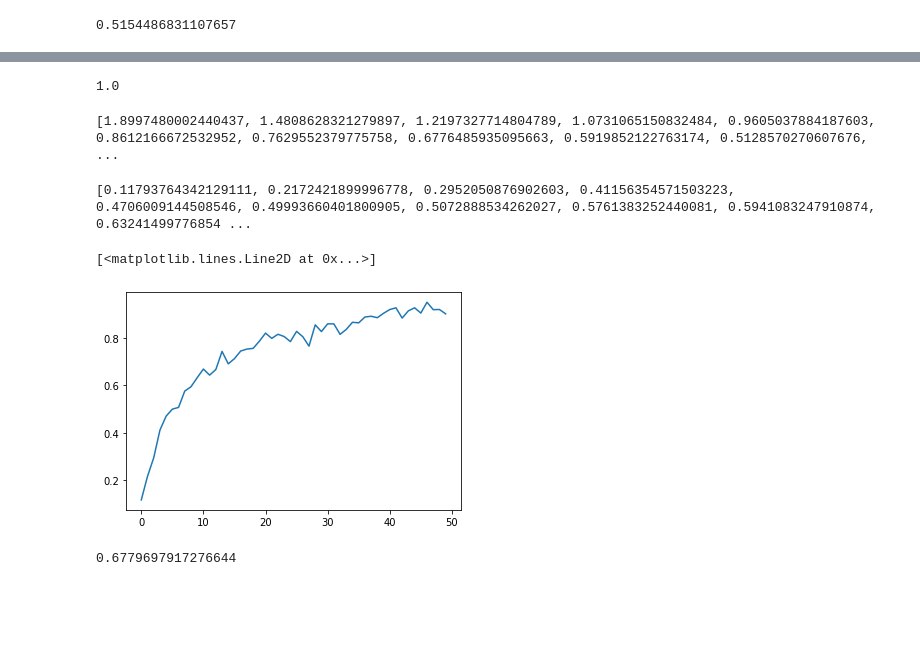
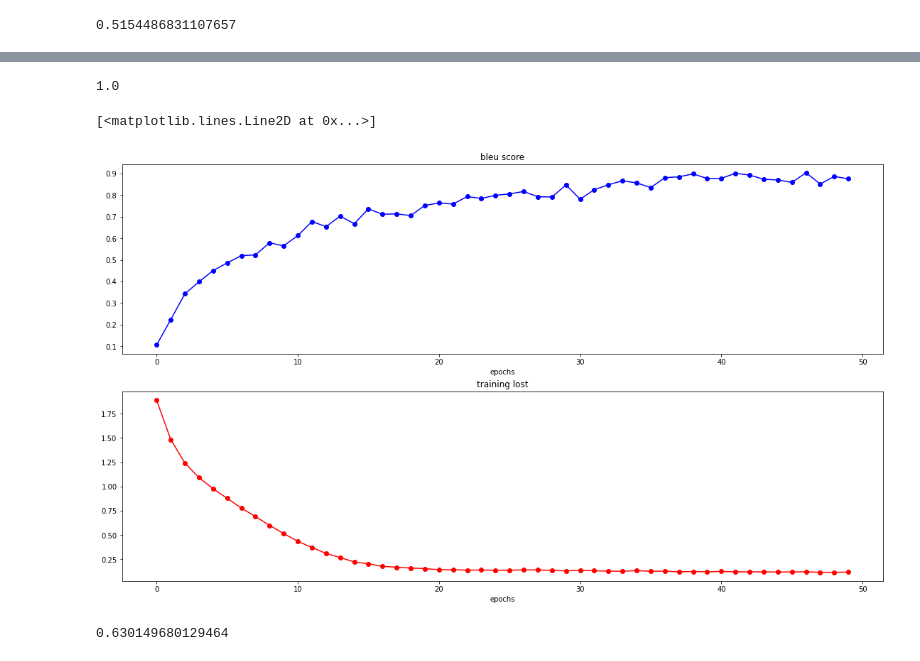
Before and after one commit to ystsai7981/DeepLearning, a Jupyter notebook: lab4/lab4_seq2seq.ipynb, the cells around one changed output, grey strips where cells are left out. Saved outputs shown, nothing was run; the diff lists cells and outputs as text; code cells hidden in the pictures; blank space fills up the shorter version.

Commit message:
v1.3.2
Little refinement.
Plot 2 figure seperately.

```diff
--- a/lab4/lab4_seq2seq.ipynb
+++ b/lab4/lab4_seq2seq.ipynb
@@ -197,6 +197,7 @@ class DecoderRNN(nn.Module):
     def initHidden(self):
         return torch.zeros(1, 1, self.hidden_size, device=device)
 # %%
+# train 一個單字
 def train(input_tensor, target_tensor, encoder, decoder, encoder_optimizer, decoder_optimizer, loss_fn):
     encoder.train()
     decoder.train()
@@ -207,15 +208,13 @@ def train(input_tensor, target_tensor, encoder, decoder, encoder_optimizer, deco
     encoder_optimizer.zero_grad()
     decoder_optimizer.zero_grad()
 
-    input_length = input_tensor.size(0)
     target_length = len(target_tensor)
-
     target_1hot = ToOneHot(target_tensor).to(device)
     loss = 0
-    total_loss = 0
 
     #----------sequence to sequence part for encoder----------#
     encoder_output, encoder_hidden = encoder(input_tensor, encoder_hidden)
+
     decoder_input = torch.tensor([SOS_token], device=device)
     decoder_hidden = encoder_hidden
     decoder_outputs = torch.zeros(target_length, 1, 28).to(device)
@@ -224,8 +223,6 @@ def train(input_tensor, target_tensor, encoder, decoder, encoder_optimizer, deco
 
 
     #----------sequence to sequence part for decoder----------#
-
-        # Teacher forcing: Feed the target as the next input
     for di in range(target_length):
         if decoder_input == EOS:
             break
@@ -234,19 +231,15 @@ def train(input_tensor, target_tensor, encoder, decoder, encoder_optimizer, deco
             decoder_outputs[di][0] = decoder_output
             loss += loss_fn(decoder_output.view(1, -1), target_1hot[di])
 
-            if use_teacher_forcing:
+            if use_teacher_forcing: # Teacher forcing: Feed the target as the next input
                 decoder_input = target_tensor[di].view(1,).to(device)  # Teacher forcing
             else:
                 decoder_input = decoder_output.argmax()
 
-#     loss = loss_fn(decoder_outputs.squeeze(1), target_1hot.squeeze(1))
-#     total_loss += loss.item()
     loss.backward()
-
     encoder_optimizer.step()
     decoder_optimizer.step()
 
-#     return total_loss
     return loss.item() / target_length
 # %%
 def asMinutes(s):
@@ -325,7 +321,8 @@ decoder1 = DecoderRNN(embedding_size, hidden_size, vocab_size).to(device)
 plot_history = []
 bleu_history = []
 # %%
-for i in range(50):
+# train n 個 epochs
+for i in range(10):
     print(f"Epochs: {i}")
     trainIters(data_list, label_list, encoder1, decoder1, len(data_list), plot_history=plot_history)
     bleu_score = Evaluate_bleu(test_data_list, test_label_list, encoder1, decoder1)
@@ -379,23 +378,22 @@ print(target_word)
-# %%
-compute_bleu(generated_word, target_word)
-# %% [output]
-1.0
-# %%
-print(plot_history)
-# %% [output]
-[1.8997480002440437, 1.4808628321279897, 1.2197327714804789, 1.0731065150832484, 0.9605037884187603, 0.8612166672532952, 0.7629552379775758, 0.6776485935095663, 0.5919852122763174, 0.5128570270607676, ...
-# %%
-print(bleu_history)
-# %% [output]
-[0.11793764342129111, 0.2172421899996778, 0.2952050876902603, 0.41156354571503223, 0.4706009144508546, 0.49993660401800905, 0.5072888534262027, 0.5761383252440081, 0.5941083247910874, 0.63241499776854 ...
-# %%
-x = np.arange(50)
-# plt.plot(x, plot_history)
-plt.plot(x, bleu_history)
-# %% [output]
-[<matplotlib.lines.Line2D at 0x...>]
-[figure, removed]
+# %%
+# 印出產生的單字與正確答案的bleu score
+compute_bleu(generated_word, target_word)
+# %% [output]
+1.0
+# %%
+x = np.arange(len(plot_history))
+fig = plt.figure(figsize=(19.2, 10.8))
+ax1 = plt.subplot(211, title="bleu score", xlabel="epochs")
+ax2 = plt.subplot(212, title="training lost", xlabel="epochs")
+ax1.plot(x, bleu_history, 'bo')
+ax1.plot(x, bleu_history, 'b')
+ax2.plot(x, plot_history, 'ro')
+ax2.plot(x, plot_history, 'r')
+# %% [output]
+[<matplotlib.lines.Line2D at 0x...>]
+[figure, added]
 # %%
+# 計算new test的bleu score
 Evaluate_bleu(new_test_data_list, new_test_label_list, encoder1, decoder1)
 # %% [output]
-0.6779697917276644
+0.630149680129464
```
Also changed, not shown: parts of 9 cells of this notebook, 2 other files.
